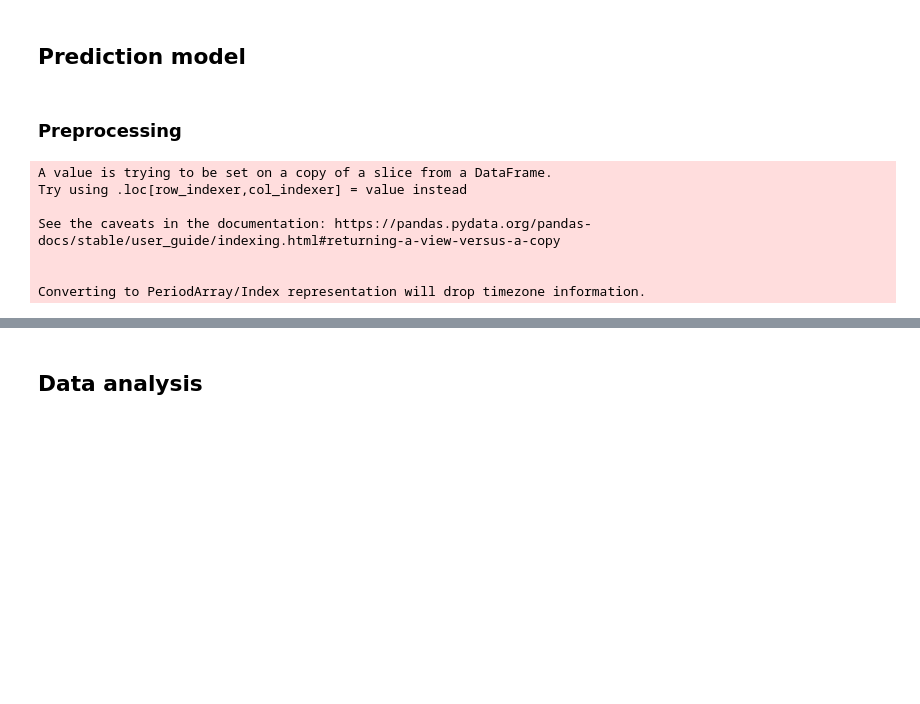
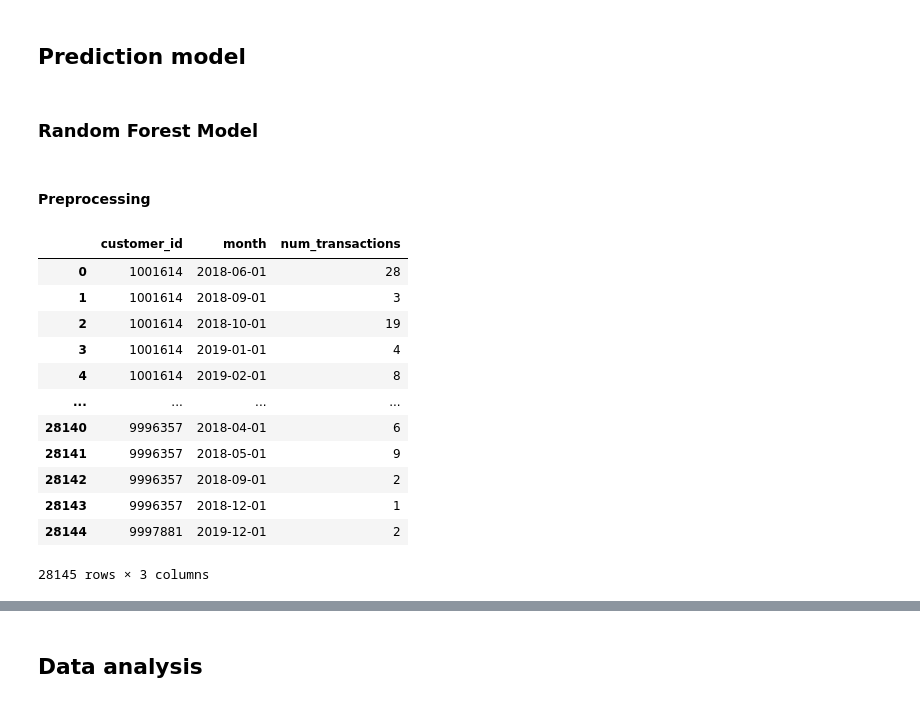
Before and after one commit to ttperr/Quod_THA_Test, a Jupyter notebook: notebooks/main.ipynb, the cells around one changed output, grey strips where cells are left out. Cells and saved outputs as stored; diff of their text form; code cells hidden in the pictures; blank space fills up the shorter version.

```diff
--- a/notebooks/main.ipynb
+++ b/notebooks/main.ipynb
@@ -172,3 +178,5 @@ if __name__ == '__main__':
 [interactive output not drawn]
 # %% [markdown]
 ## Prediction model
+# %% [markdown]
+### Random Forest Model
@@ -175,25 +186,2 @@ if __name__ == '__main__':
 # %% [markdown]
-### Preprocessing
+#### Preprocessing
-# %%
-all_transactions_2019 = all_transactions[
-    (all_transactions['date'] >= "2019-01-01") & (all_transactions['date'] <= "2019-12-31")
-]
-all_transactions_2019['date'] = all_transactions['date'].dt.tz_localize(None)
-transactions_2019 = all_transactions[all_transactions['date'].dt.year == 2019].copy()
-transactions_2019['month'] = transactions_2019['date'].dt.to_period('M')
-monthly_transactions = transactions_2019.groupby(['customer_id', 'month']).size().reset_index(name='num_transactions')
-
-# Convert month back to datetime
-monthly_transactions['month'] = monthly_transactions['month'].astype(str)
-monthly_transactions['month'] = pd.to_datetime(monthly_transactions['month'])
-
-# Pivot to create time-series data per customer
-customer_transactions = monthly_transactions.pivot(index='customer_id', columns='month', values='num_transactions').fillna(0)
-# %% [output]
-A value is trying to be set on a copy of a slice from a DataFrame.
-Try using .loc[row_indexer,col_indexer] = value instead
-
-See the caveats in the documentation: https://pandas.pydata.org/pandas-docs/stable/user_guide/indexing.html#returning-a-view-versus-a-copy
-
-
-Converting to PeriodArray/Index representation will drop timezone information.
@@ -200 +200,17 @@ Converting to PeriodArray/Index representation will drop timezone information.
+# %%
+df_features
+# %% [output]
+|  | customer_id | month | num_transactions |
+| 0 | 1001614 | 2018-06-01 | 28 |
+| 1 | 1001614 | 2018-09-01 | 3 |
+| 2 | 1001614 | 2018-10-01 | 19 |
+| 3 | 1001614 | 2019-01-01 | 4 |
+| 4 | 1001614 | 2019-02-01 | 8 |
+| ... | ... | ... | ... |
+| 28140 | 9996357 | 2018-04-01 | 6 |
+| 28141 | 9996357 | 2018-05-01 | 9 |
+| 28142 | 9996357 | 2018-09-01 | 2 |
+| 28143 | 9996357 | 2018-12-01 | 1 |
+| 28144 | 9997881 | 2019-12-01 | 2 |
+28145 rows × 3 columns
 # %% [markdown]
```
Also changed, not shown: parts of 18 cells of this notebook.
